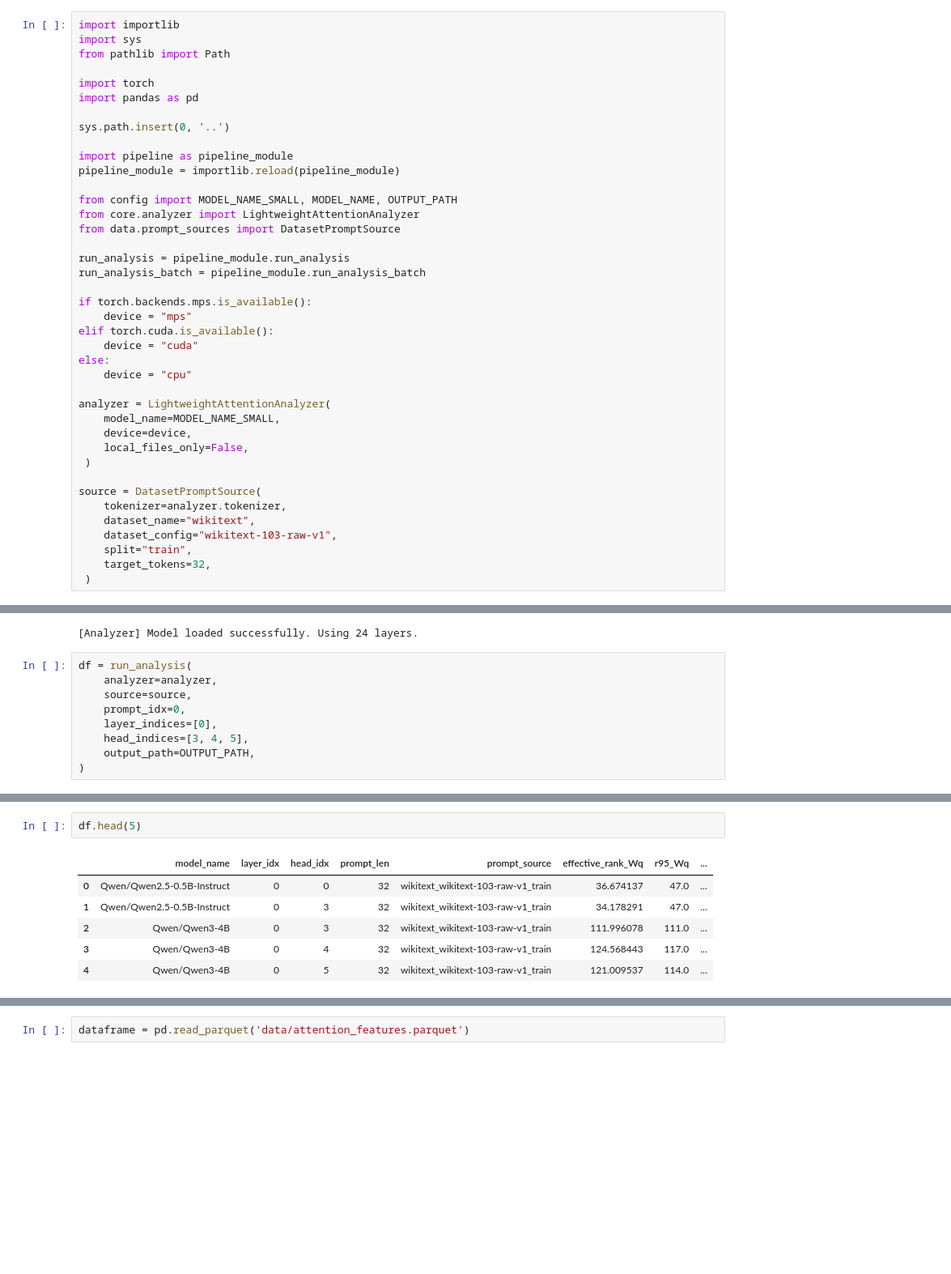
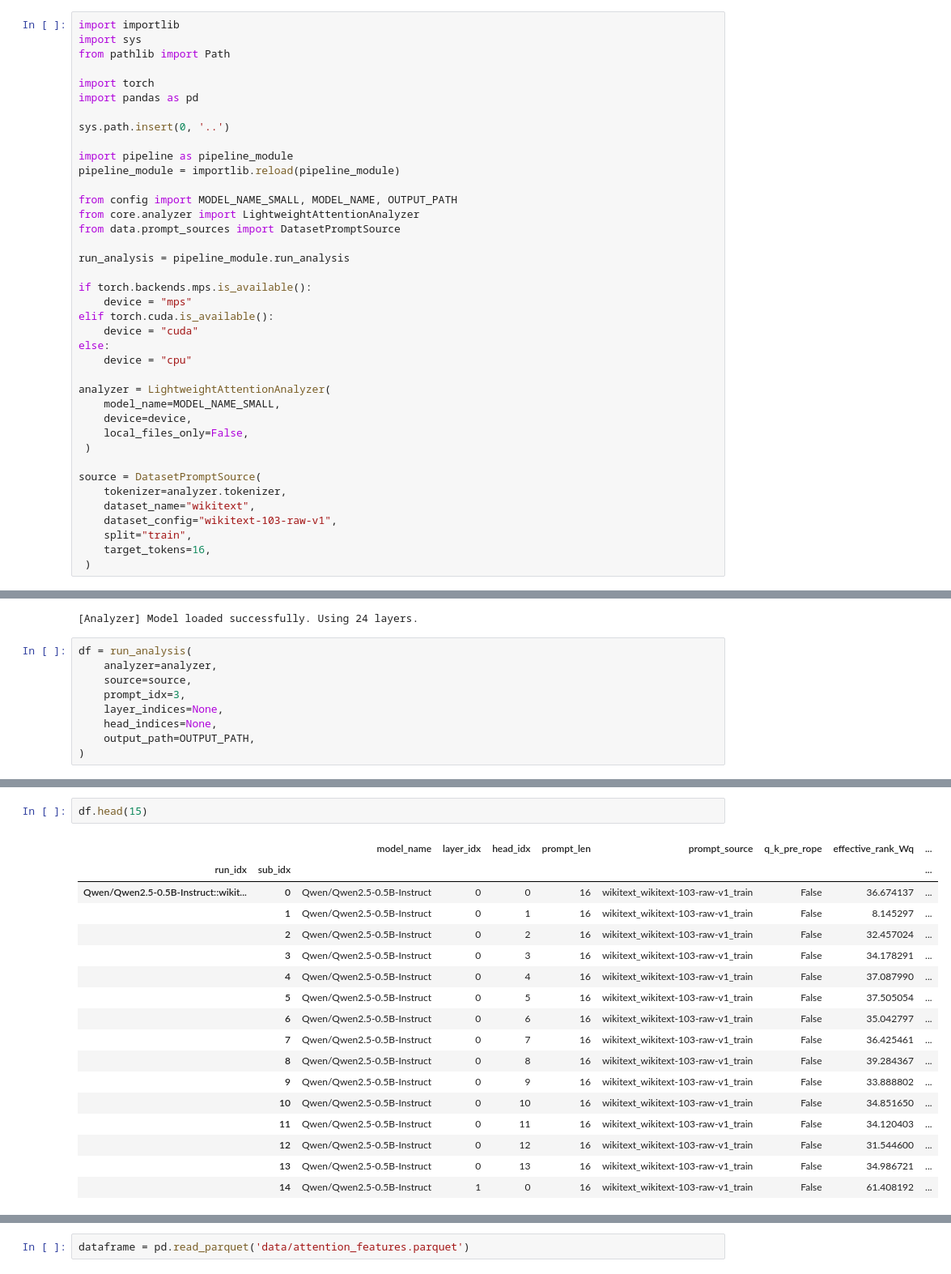
Before and after one commit to raffaeledagostino/sparse-attention-patterns, a Jupyter notebook: dataset.ipynb, the cells around one changed output, grey strips where cells are left out. Shown at 81% size. Saved outputs shown, nothing was run; the diff lists cells and outputs as text; blank space fills up the shorter version.

```diff
--- a/dataset.ipynb
+++ b/dataset.ipynb
@@ -20,7 +20,6 @@ from core.analyzer import LightweightAttentionAnalyzer
 from data.prompt_sources import DatasetPromptSource
 
 run_analysis = pipeline_module.run_analysis
-run_analysis_batch = pipeline_module.run_analysis_batch
 
 if torch.backends.mps.is_available():
     device = "mps"
@@ -40,7 +39,7 @@ source = DatasetPromptSource(
     dataset_name="wikitext",
     dataset_config="wikitext-103-raw-v1",
     split="train",
-    target_tokens=32,
+    target_tokens=16,
  )
 # %% [output]
 [Analyzer] Loading model 'Qwen/Qwen2.5-0.5B-Instruct' on device 'mps'...
@@ -49,9 +48,9 @@ source = DatasetPromptSource(
 df = run_analysis(
     analyzer=analyzer,
     source=source,
-    prompt_idx=0,
-    layer_indices=[0],
-    head_indices=[3, 4, 5],
+    prompt_idx=3,
+    layer_indices=None,
+    head_indices=None,
     output_path=OUTPUT_PATH,
 )
 # %% [output]
@@ -112,9 +74,20 @@ resume_df.head()
 # %%
-df.head(5)
+df.head(15)
 # %% [output]
-|  | model_name | layer_idx | head_idx | prompt_len | prompt_source | effective_rank_Wq | r95_Wq | ... |
-| 0 | Qwen/Qwen2.5-0.5B-Instruct | 0 | 0 | 32 | wikitext_wikitext-103-raw-v1_train | 36.674137 | 47.0 | ... |
-| 1 | Qwen/Qwen2.5-0.5B-Instruct | 0 | 3 | 32 | wikitext_wikitext-103-raw-v1_train | 34.178291 | 47.0 | ... |
-| 2 | Qwen/Qwen3-4B | 0 | 3 | 32 | wikitext_wikitext-103-raw-v1_train | 111.996078 | 111.0 | ... |
-| 3 | Qwen/Qwen3-4B | 0 | 4 | 32 | wikitext_wikitext-103-raw-v1_train | 124.568443 | 117.0 | ... |
-| 4 | Qwen/Qwen3-4B | 0 | 5 | 32 | wikitext_wikitext-103-raw-v1_train | 121.009537 | 114.0 | ... |
+|  |  | model_name | layer_idx | head_idx | prompt_len | prompt_source | q_k_pre_rope | effective_rank_Wq | ... |
+| run_idx | sub_idx |  |  |  |  |  |  |  | ... |
+| Qwen/Qwen2.5-0.5B-Instruct::wikit... | 0 | Qwen/Qwen2.5-0.5B-Instruct | 0 | 0 | 16 | wikitext_wikitext-103-raw-v1_train | False | 36.674137 | ... |
+|  | 1 | Qwen/Qwen2.5-0.5B-Instruct | 0 | 1 | 16 | wikitext_wikitext-103-raw-v1_train | False | 8.145297 | ... |
+|  | 2 | Qwen/Qwen2.5-0.5B-Instruct | 0 | 2 | 16 | wikitext_wikitext-103-raw-v1_train | False | 32.457024 | ... |
+|  | 3 | Qwen/Qwen2.5-0.5B-Instruct | 0 | 3 | 16 | wikitext_wikitext-103-raw-v1_train | False | 34.178291 | ... |
+|  | 4 | Qwen/Qwen2.5-0.5B-Instruct | 0 | 4 | 16 | wikitext_wikitext-103-raw-v1_train | False | 37.087990 | ... |
+|  | 5 | Qwen/Qwen2.5-0.5B-Instruct | 0 | 5 | 16 | wikitext_wikitext-103-raw-v1_train | False | 37.505054 | ... |
+|  | 6 | Qwen/Qwen2.5-0.5B-Instruct | 0 | 6 | 16 | wikitext_wikitext-103-raw-v1_train | False | 35.042797 | ... |
+|  | 7 | Qwen/Qwen2.5-0.5B-Instruct | 0 | 7 | 16 | wikitext_wikitext-103-raw-v1_train | False | 36.425461 | ... |
+|  | 8 | Qwen/Qwen2.5-0.5B-Instruct | 0 | 8 | 16 | wikitext_wikitext-103-raw-v1_train | False | 39.284367 | ... |
+|  | 9 | Qwen/Qwen2.5-0.5B-Instruct | 0 | 9 | 16 | wikitext_wikitext-103-raw-v1_train | False | 33.888802 | ... |
+|  | 10 | Qwen/Qwen2.5-0.5B-Instruct | 0 | 10 | 16 | wikitext_wikitext-103-raw-v1_train | False | 34.851650 | ... |
+|  | 11 | Qwen/Qwen2.5-0.5B-Instruct | 0 | 11 | 16 | wikitext_wikitext-103-raw-v1_train | False | 34.120403 | ... |
+|  | 12 | Qwen/Qwen2.5-0.5B-Instruct | 0 | 12 | 16 | wikitext_wikitext-103-raw-v1_train | False | 31.544600 | ... |
+|  | 13 | Qwen/Qwen2.5-0.5B-Instruct | 0 | 13 | 16 | wikitext_wikitext-103-raw-v1_train | False | 34.986721 | ... |
+|  | 14 | Qwen/Qwen2.5-0.5B-Instruct | 1 | 0 | 16 | wikitext_wikitext-103-raw-v1_train | False | 61.408192 | ... |
```
Also changed, not shown: parts of 9 cells of this notebook, 3 other files.
